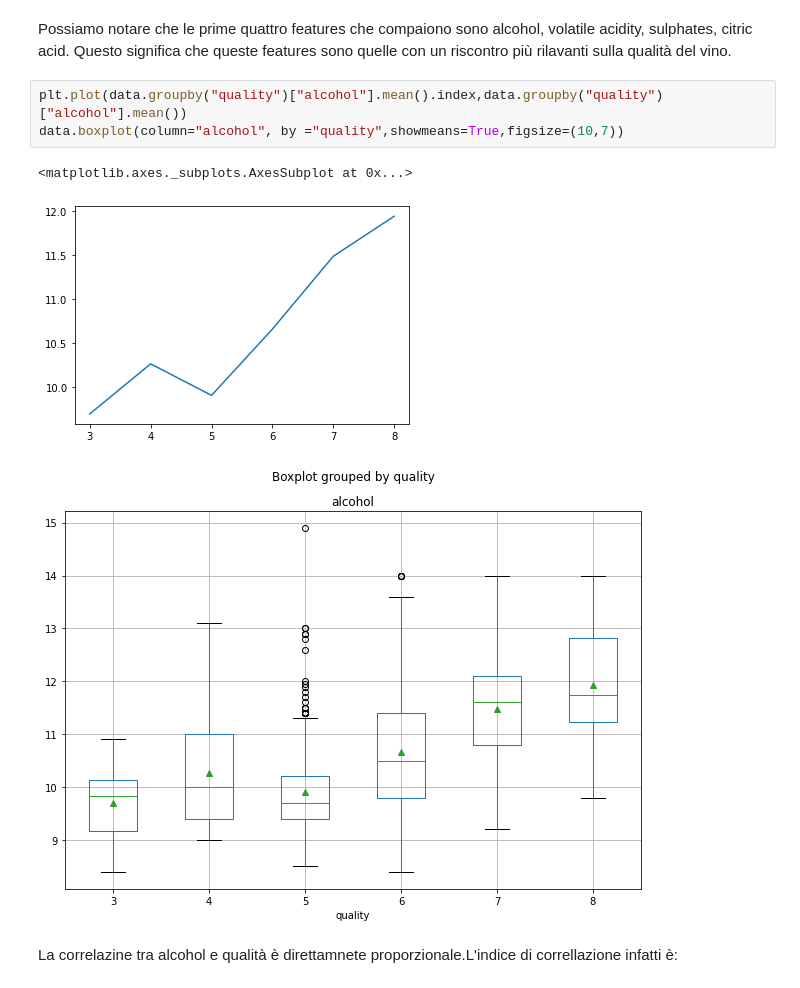
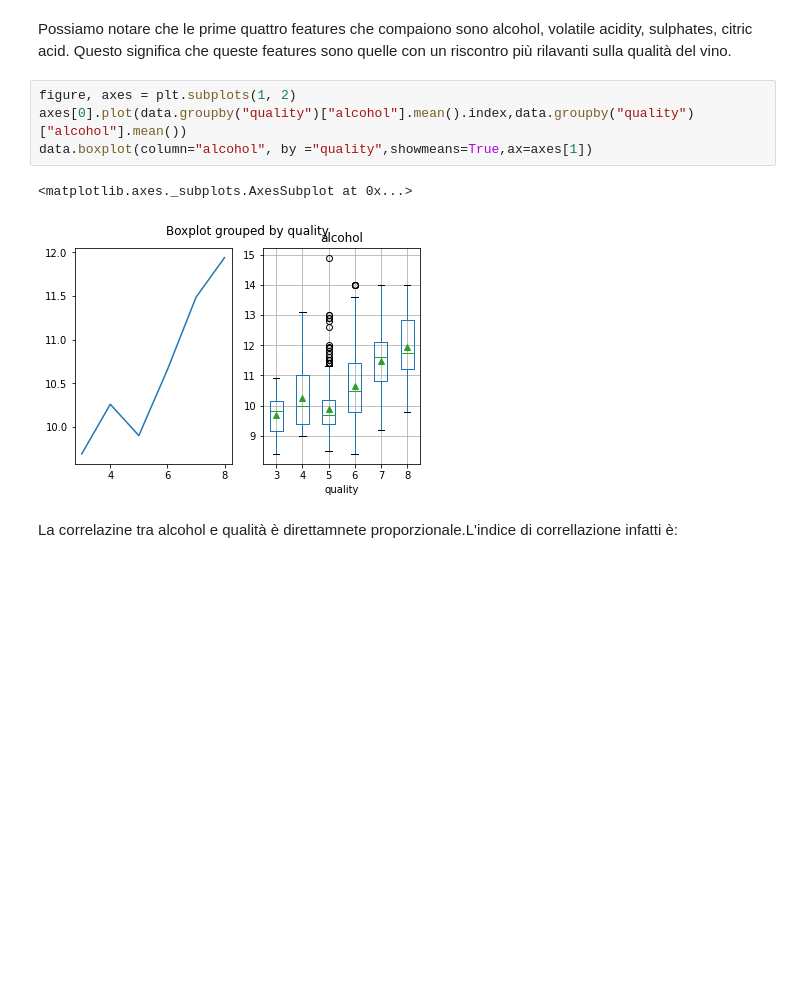
Before and after one commit to RyanPerrina/wine_classification, a Jupyter notebook: wine_classification.ipynb, the cells around one changed output. Cells and saved outputs as stored; diff of their text form; blank space fills up the shorter version.

```diff
--- a/wine_classification.ipynb
+++ b/wine_classification.ipynb
@@ -166,12 +178,12 @@ Name: quality, dtype: float64
 # %% [markdown]
 Possiamo notare che le prime quattro features che compaiono sono alcohol, volatile acidity, sulphates, citric acid. Questo significa che queste features sono quelle con un riscontro più rilavanti sulla qualità del vino.
 # %%
-plt.plot(data.groupby("quality")["alcohol"].mean().index,data.groupby("quality")["alcohol"].mean())
-data.boxplot(column="alcohol", by ="quality",showmeans=True,figsize=(10,7))
+figure, axes = plt.subplots(1, 2)
+axes[0].plot(data.groupby("quality")["alcohol"].mean().index,data.groupby("quality")["alcohol"].mean())
+data.boxplot(column="alcohol", by ="quality",showmeans=True,ax=axes[1])
 # %% [output]
 <matplotlib.axes._subplots.AxesSubplot at 0x...>
-[figure, old version]
+[figure, new version]
-[figure, removed]
 # %% [markdown]
 La correlazine tra alcohol e qualità è direttamnete proporzionale.L'indice di correllazione infatti è:
 # %%
```
Also changed, not shown: parts of 12 cells of this notebook.
